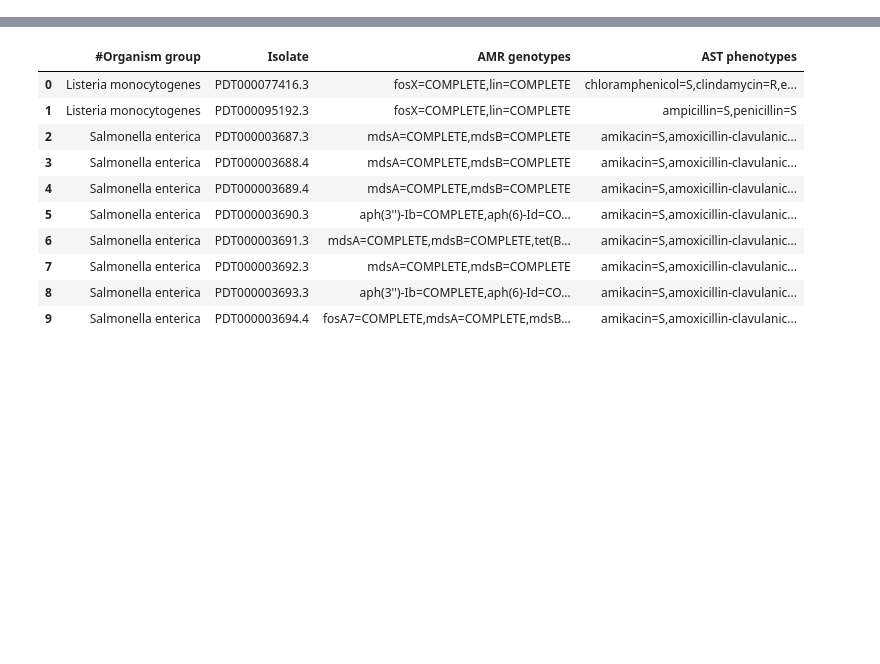
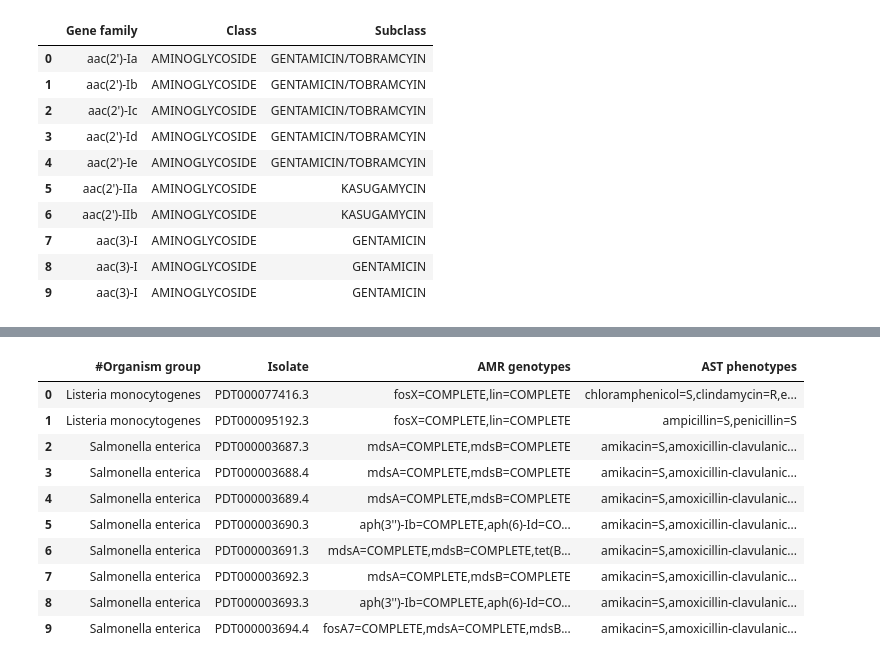
Before and after one commit to taliyashitreet/Final_Project, a Jupyter notebook: Create_Data.ipynb, the cells around one changed output, grey strips where cells are left out. Saved outputs shown, nothing was run; the diff lists cells and outputs as text; code cells hidden in the pictures; blank space fills up the shorter version.

```diff
--- a/Create_Data.ipynb
+++ b/Create_Data.ipynb
@@ -5,3 +5,18 @@ from tensorflow import keras
 from sklearn.model_selection import train_test_split
 from sklearn.metrics import mean_squared_error
 from sklearn.metrics import mean_squared_error, mean_absolute_error, r2_score
+# %%
+val_data = pd.read_csv("Referece_gene_catalogue_resistance_amr_validation.csv")
+val_data.head(10)
+# %% [output]
+|  | Gene family | Class | Subclass |
+| 0 | aac(2')-Ia | AMINOGLYCOSIDE | GENTAMICIN/TOBRAMCYIN |
+| 1 | aac(2')-Ib | AMINOGLYCOSIDE | GENTAMICIN/TOBRAMCYIN |
+| 2 | aac(2')-Ic | AMINOGLYCOSIDE | GENTAMICIN/TOBRAMCYIN |
+| 3 | aac(2')-Id | AMINOGLYCOSIDE | GENTAMICIN/TOBRAMCYIN |
+| 4 | aac(2')-Ie | AMINOGLYCOSIDE | GENTAMICIN/TOBRAMCYIN |
+| 5 | aac(2')-IIa | AMINOGLYCOSIDE | KASUGAMYCIN |
+| 6 | aac(2')-IIb | AMINOGLYCOSIDE | KASUGAMYCIN |
+| 7 | aac(3)-I | AMINOGLYCOSIDE | GENTAMICIN |
+| 8 | aac(3)-I | AMINOGLYCOSIDE | GENTAMICIN |
+| 9 | aac(3)-I | AMINOGLYCOSIDE | GENTAMICIN |
```
Also changed, not shown: parts of 21 cells of this notebook.
